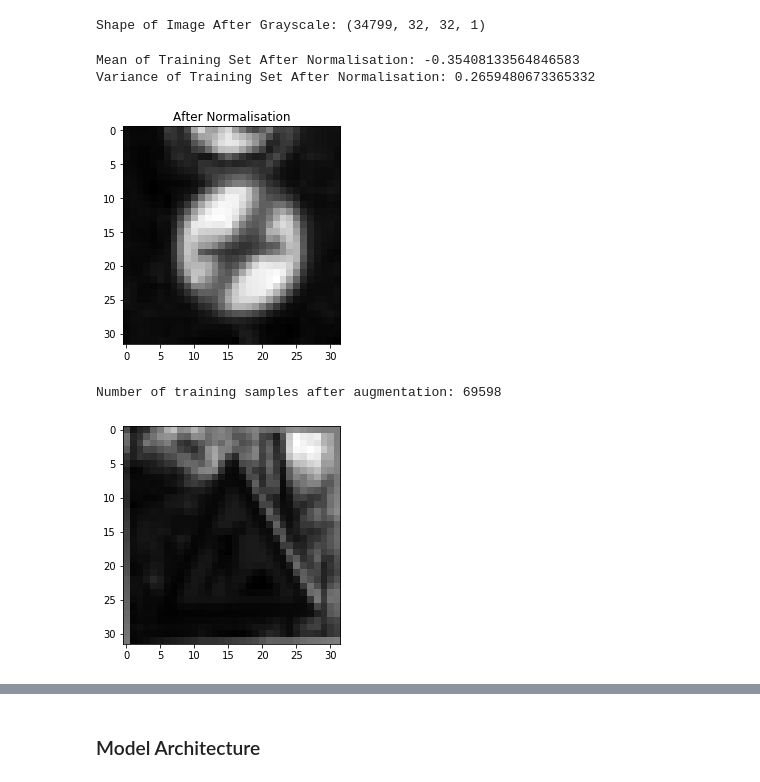
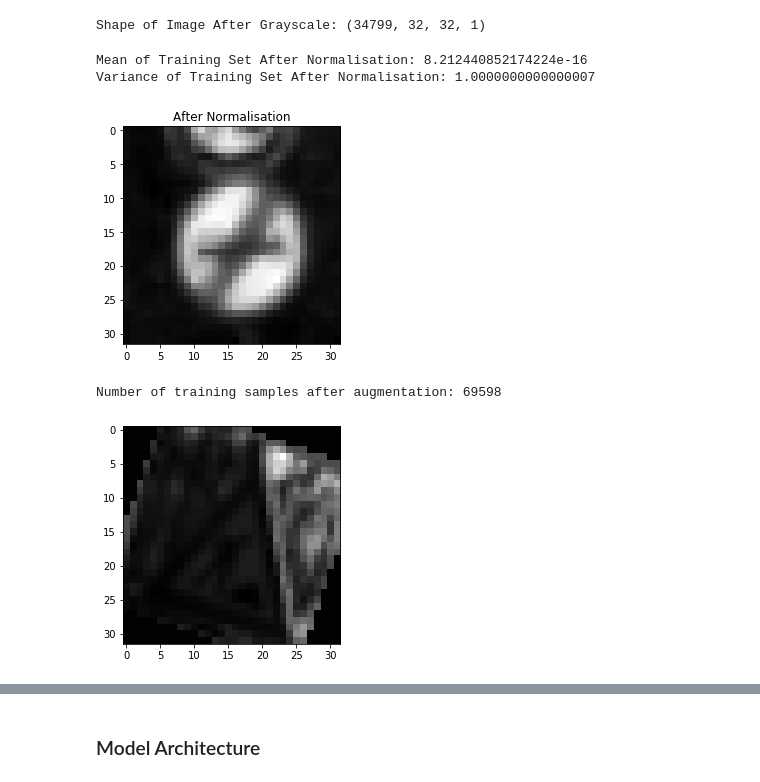
Before and after one commit to charlierance/TrafficSign_CNN, a Jupyter notebook: Traffic_Sign_Classifier.ipynb, the cells around one changed output, grey strips where cells are left out. Cells and saved outputs as stored; diff of their text form; code cells hidden in the pictures.

Commit message:
Fix Training and Add Data Validation

```diff
--- a/Traffic_Sign_Classifier.ipynb
+++ b/Traffic_Sign_Classifier.ipynb
@@ -117,5 +105,8 @@ for idx, a in enumerate(ax):
 # Step 2: Design and Test Model Architecture
 # %% [markdown]
 ### Pre-process the Data Set
+# %%
+def gray_image(image_set):
+    return np.sum(image_set/3, axis=3, keepdims=True)
 # %%
 # Convert to greyscale
@@ -126,11 +117,19 @@ X_test = np.sum(X_test/3, axis=3, keepdims=True)
 print(f"Shape of Image After Grayscale: {X_train.shape}")
 # %% [output]
 Shape of Image After Grayscale: (34799, 32, 32, 1)
+# %%
+def norm_image(image_set):
+
+    gray = np.mean(image_set, axis=3)
+    gray = np.expand_dims(gray, axis=3)
+    norm = (gray - gray.mean())/gray.std()
+
+    return norm
 # %%
-# Normalise the dataset to a range of -1 to 1 on the grayscale channel
-X_train = (X_train - 128) / 128
-X_valid = (X_valid - 128) / 128
-X_test = (X_test -128) / 128
+# Normalise
+X_train = norm_image(X_train)
+X_valid = norm_image(X_valid)
+X_test = norm_image(X_test)
 
 plt.imshow(X_train[0].squeeze(), cmap='gray')
 plt.title("After Normalisation")
@@ -139,12 +138,13 @@ plt.title("After Normalisation")
 print(f"Mean of Training Set After Normalisation: {np.mean(X_train)}")
 print(f"Variance of Training Set After Normalisation: {np.var(X_train)}")
 # %% [output]
-Mean of Training Set After Normalisation: -0.35408133564846583
-Variance of Training Set After Normalisation: 0.2659480673365332
+Mean of Training Set After Normalisation: 8.212440852174224e-16
+Variance of Training Set After Normalisation: 1.0000000000000007
 [figure]
 # %%
 import random
 import cv2
+from scipy import ndimage
 
 # Add some variance in our dataset to the translation of the image and colour.
 def augment_training_data(X_train, y_train):
@@ -162,45 +162,47 @@ def augment_training_data(X_train, y_train):
             [32,0],
             [0,32],
             [32,32]
         ])
 
         dst = np.float32([
             [0, 0],
             [rand_1, rand_2],
             [rand_2, 32],
             [32, rand_1]
         ])
 
         M = cv2.getPerspectiveTransform(src, dst)
         dst = cv2.warpPerspective(X_train[i], M, (32,32))
 
-#         if i%5 == 0:
-#             # make brighter whilst keeping in the normal range
-#             bright = (dst + 1)/np.max((dst+1))
-#             augmented_X.append(bright)
-#             augmented_y.append(y_train[i])
-#         elif i%6 == 0:
-#             mean = np.mean(dst)
-#             contrast = np.where((dst+1)<mean, (dst+1)-mean, (dst+1)+mean)/np.max(dst+1)
-#             augmented_X.append(contrast)
-#             augmented_y.append(y_train[i])
-#         else:
-        augmented_X.append(dst)
-        augmented_y.append(y_train[i])
+        # Brighten odds
+        if i%2 == 0:
+            # make brighter whilst keeping in the normal range
+            bright = (dst + 1)/np.max((dst+1))
+            bright = ndimage.rotate(bright, random.randint(-20,20), reshape=False)
+            augmented_X.append(bright)
+            augmented_y.append(y_train[i])
+
+        # Add contrast to evens
+        elif i%2 == 1:
+            mean = np.mean(dst)
+            contrast = np.where((dst+1)<mean, (dst+1)-mean, (dst+1)+mean)/np.max(dst+1)
+            contrast = ndimage.rotate(contrast, random.randint(-20,20), reshape=False)
+            augmented_X.append(contrast)
+            augmented_y.append(y_train[i])
 
     augmented_X = np.array(augmented_X)
     augmented_X = np.reshape(augmented_X, (len(X_train), 32, 32, 1))
 
     X_train = np.concatenate((X_train, augmented_X), axis=0)
     y_train = np.concatenate((y_train, np.array(augmented_y)), axis=0)
 
     return X_train, y_train
 
 X_train, y_train = augment_training_data(X_train, y_train)
 
-plt.imshow(X_train[-1].squeeze(), cmap='gray')
+plt.imshow(X_train[-3].squeeze(), cmap='gray')
 
 print(f"Number of training samples after augmentation: {len(X_train)}")
 # %% [output]
 Number of training samples after augmentation: 69598
-[figure, old version]
+[figure, new version]
```
Also changed, not shown: parts of 36 cells of this notebook, 12 other files.
